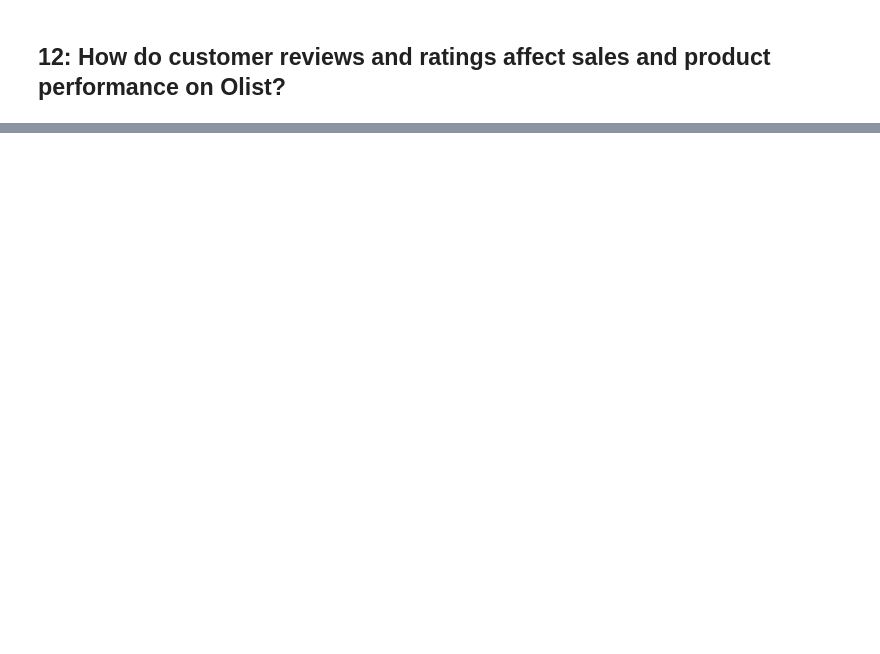
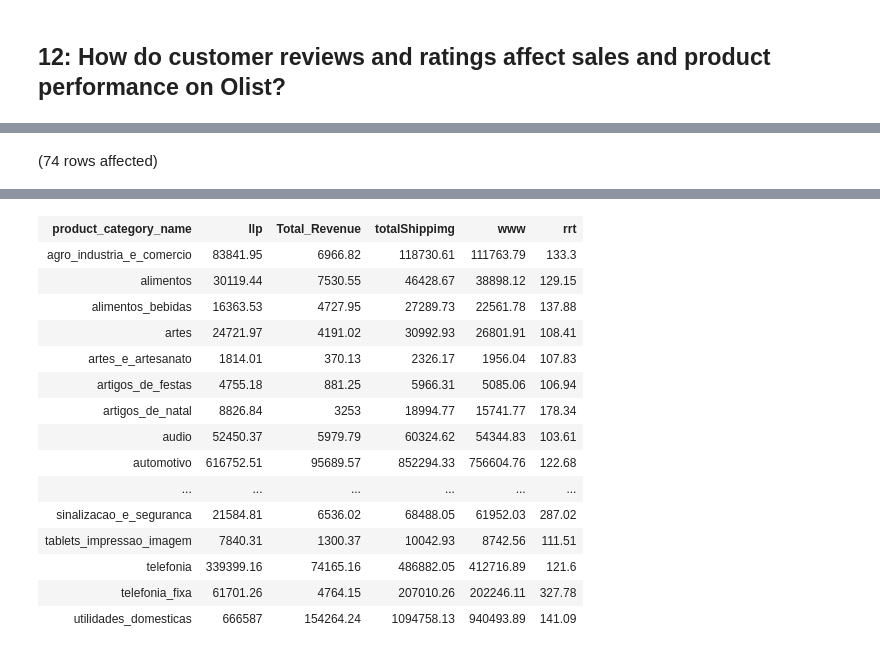
Before and after one commit to Emem-Data/Olist_Business, a Jupyter notebook: EDA.ipynb, the cells around one changed output, grey strips where cells are left out. Saved outputs shown, nothing was run; the diff lists cells and outputs as text; code cells hidden in the pictures; blank space fills up the shorter version.

```diff
--- a/EDA.ipynb
+++ b/EDA.ipynb
@@ -402,0 +405,18 @@ Total execution time: 00:00:12.526
+# %%
+SELECT OPD.product_category_name,
+        ROUND(SUM(OI.price), 2) llp,
+        ROUND(SUM(OI.freight_value), 2) Total_Revenue,
+        ROUND(SUM(payment_value), 2) totalShippimg,
+        ROUND(SUM(payment_value - OI.freight_value), 2) www,
+        ROUND((SUM(payment_value - OI.freight_value))/ SUM(OI.price) * 100, 2) rrt
+
+FROM OlistBusiness.dbo.olist_orders_dataset OO
+JOIN OlistBusiness.dbo.olist_order_items_dataset OI ON OO.order_id = OI.order_id
+JOIN OlistBusiness.dbo.olist_sellers_dataset S ON  OI.seller_id = S.seller_id
+JOIN OlistBusiness.dbo.olist_order_payments_dataset OP ON OO.order_id = OP.order_id
+JOIN OlistBusiness.dbo.olist_products_dataset OPD ON  OI.product_id = OPD.product_id
+
+GROUP BY OPD.product_category_name
+ORDER BY OPD.product_category_name;
+# %% [output]
+(74 rows affected)
@@ -402,0 +424,16 @@ Total execution time: 00:00:12.526
+| product_category_name | llp | Total_Revenue | totalShippimg | www | rrt |
+| agro_industria_e_comercio | 83841.95 | 6966.82 | 118730.61 | 111763.79 | 133.3 |
+| alimentos | 30119.44 | 7530.55 | 46428.67 | 38898.12 | 129.15 |
+| alimentos_bebidas | 16363.53 | 4727.95 | 27289.73 | 22561.78 | 137.88 |
+| artes | 24721.97 | 4191.02 | 30992.93 | 26801.91 | 108.41 |
+| artes_e_artesanato | 1814.01 | 370.13 | 2326.17 | 1956.04 | 107.83 |
+| artigos_de_festas | 4755.18 | 881.25 | 5966.31 | 5085.06 | 106.94 |
+| artigos_de_natal | 8826.84 | 3253 | 18994.77 | 15741.77 | 178.34 |
+| audio | 52450.37 | 5979.79 | 60324.62 | 54344.83 | 103.61 |
+| automotivo | 616752.51 | 95689.57 | 852294.33 | 756604.76 | 122.68 |
+| ... | ... | ... | ... | ... | ... |
+| sinalizacao_e_seguranca | 21584.81 | 6536.02 | 68488.05 | 61952.03 | 287.02 |
+| tablets_impressao_imagem | 7840.31 | 1300.37 | 10042.93 | 8742.56 | 111.51 |
+| telefonia | 339399.16 | 74165.16 | 486882.05 | 412716.89 | 121.6 |
+| telefonia_fixa | 61701.26 | 4764.15 | 207010.26 | 202246.11 | 327.78 |
+| utilidades_domesticas | 666587 | 154264.24 | 1094758.13 | 940493.89 | 141.09 |
```
Also changed, not shown: parts of 14 cells of this notebook.
